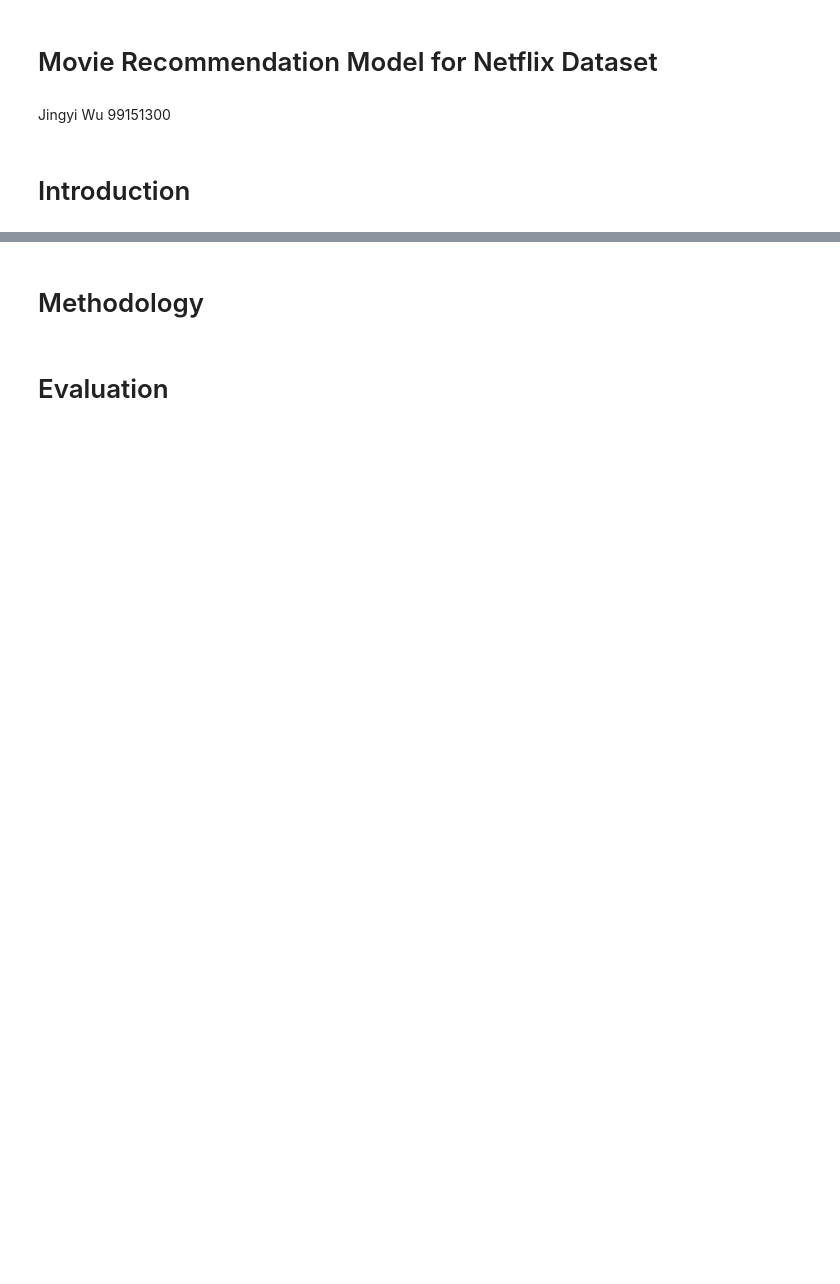
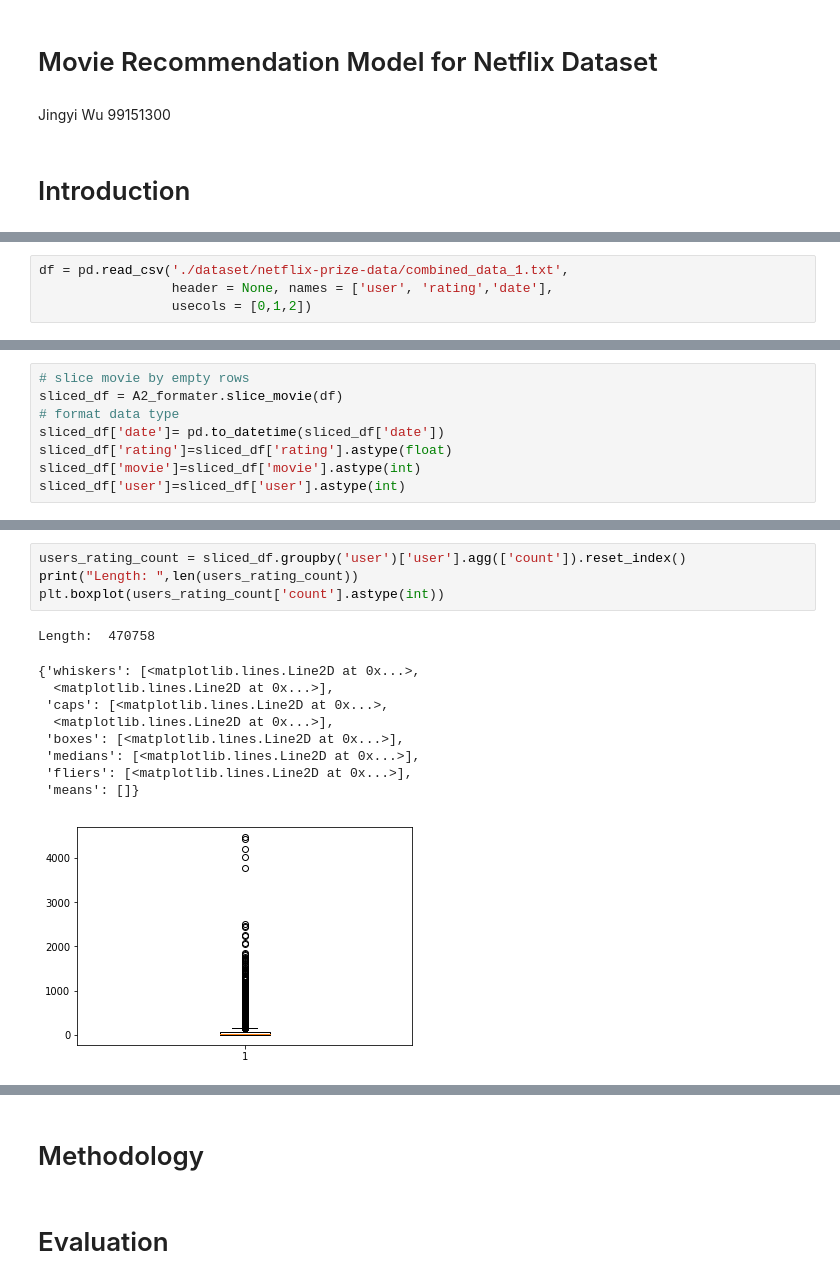
Before and after one commit to SnowWindSaveYou/UTS_ML2019_99151300, a Jupyter notebook: A2_Report.ipynb, the cells around one changed output, grey strips where cells are left out. Drawn from its saved outputs; the diff is of its cells as text; blank space fills up the shorter version.

```diff
--- a/A2_Report.ipynb
+++ b/A2_Report.ipynb
@@ -8,0 +28,4 @@
+# %%
+df = pd.read_csv('./dataset/netflix-prize-data/combined_data_1.txt',
+                 header = None, names = ['user', 'rating','date'],
+                 usecols = [0,1,2])
@@ -8,0 +42,8 @@
+# %%
+# slice movie by empty rows
+sliced_df = A2_formater.slice_movie(df)
+# format data type
+sliced_df['date']= pd.to_datetime(sliced_df['date'])
+sliced_df['rating']=sliced_df['rating'].astype(float)
+sliced_df['movie']=sliced_df['movie'].astype(int)
+sliced_df['user']=sliced_df['user'].astype(int)
@@ -8,0 +71,15 @@
+# %%
+users_rating_count = sliced_df.groupby('user')['user'].agg(['count']).reset_index()
+print("Length: ",len(users_rating_count))
+plt.boxplot(users_rating_count['count'].astype(int))
+# %% [output]
+Length:  470758
+{'whiskers': [<matplotlib.lines.Line2D at 0x...>,
+  <matplotlib.lines.Line2D at 0x...>],
+ 'caps': [<matplotlib.lines.Line2D at 0x...>,
+  <matplotlib.lines.Line2D at 0x...>],
+ 'boxes': [<matplotlib.lines.Line2D at 0x...>],
+ 'medians': [<matplotlib.lines.Line2D at 0x...>],
+ 'fliers': [<matplotlib.lines.Line2D at 0x...>],
+ 'means': []}
+[figure, added]
```
Also changed, not shown: parts of 27 cells of this notebook, 9 other files.
